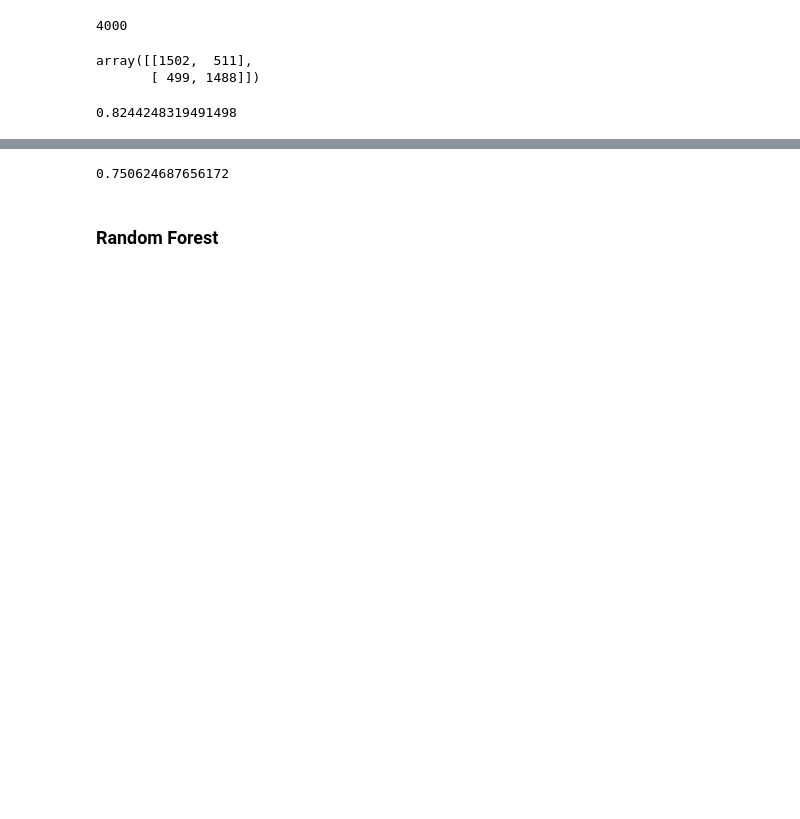
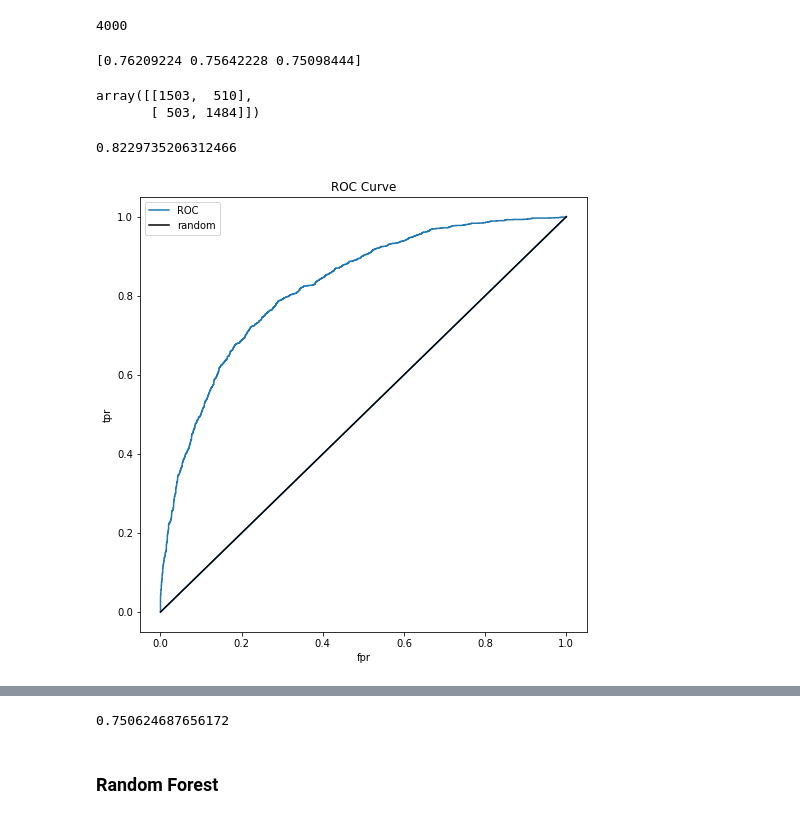
Before and after one commit to kelly-zhao/Predicting-Humor-in-Yelp-Reviews, a Jupyter notebook: reviews.ipynb, the cells around one changed output, grey strips where cells are left out. Drawn from its saved outputs; the diff is of its cells as text; code cells hidden in the pictures; blank space fills up the shorter version.

```diff
--- a/reviews.ipynb
+++ b/reviews.ipynb
@@ -462,7 +461,7 @@ def split_data(X, y, test_size=0.2):
 # %%
 X_train, X_test, y_train, y_test = split_data(toy['text'], toy['funny or not'], test_size = 0.2)
 # %%
-tfidf = TfidfVectorizer(max_features = 5000, sublinear_tf=True, min_df=5, norm='l2', encoding='latin-1', ngram_range=(1, 2))
+tfidf = TfidfVectorizer(max_features = 3000, sublinear_tf=True, min_df=5, norm='l2', encoding='latin-1', ngram_range=(1, 2))
 #features = tfidf.fit_transform(toy_df.text).toarray()
 
 # try max features 3000, 10000 etc. to see if improving
@@ -493,12 +492,13 @@ X_train_tfidf.shape, X_test_tfidf.shape
 ### Logistic Regression ###
 # %%
 # logistic regression
+# toy data
 
 from sklearn.linear_model import LogisticRegression, LogisticRegressionCV
 from sklearn.model_selection import GridSearchCV, cross_val_score, cross_val_predict
 from sklearn.metrics import accuracy_score
 
-model1 = LogisticRegression(random_state=0)
-model1.fit(X_train_tfidf, y_train)
-y_pred = model1.predict(X_test_tfidf)
-y_proba = model1.predict_proba(X_test_tfidf)[:,1]
+lr = LogisticRegression(random_state=0)
+lr.fit(X_train_tfidf, y_train)
+y_pred = lr.predict(X_test_tfidf)
+y_proba = lr.predict_proba(X_test_tfidf)[:,1]
@@ -565,3 +521,8 @@ roc_auc = auc(fpr, tpr)
+# %%
+# Cross validation
+print(cross_val_score(lr, X_train_tfidf, y_train, cv=3))
+# %% [output]
+[0.76209224 0.75642228 0.75098444]
 # %%
 # confusion matrix
 
@@ -570,9 +531,15 @@ conf_mat
 # true positive, false negative
 # false positive, true negative
 # %% [output]
-array([[1502,  511],
-       [ 499, 1488]])
+array([[1503,  510],
+       [ 503, 1484]])
-# %%
-roc_auc
-# %% [output]
-0.8244248319491498
+# %%
+# ROC curve
+fig, ax = plt.subplots(figsize = (8,8))
+
+fpr, tpr, threshold = roc_curve(y_test, y_proba)
+plot_ROC(ax, fpr, tpr)
+print(auc(fpr, tpr))
+# %% [output]
+0.8229735206312466
+[figure, added]
```
Also changed, not shown: parts of 53 cells of this notebook.
